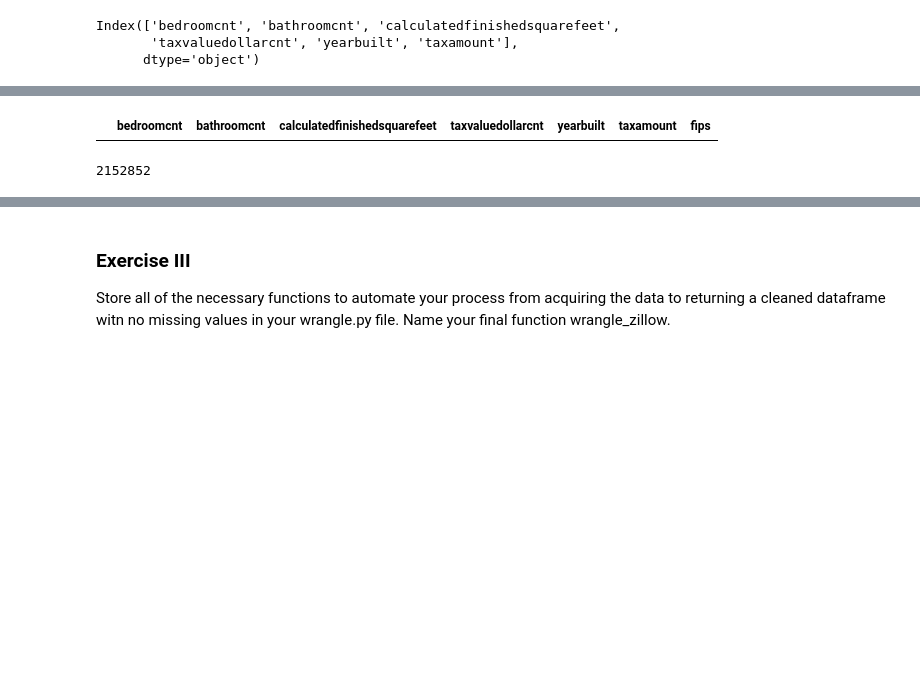
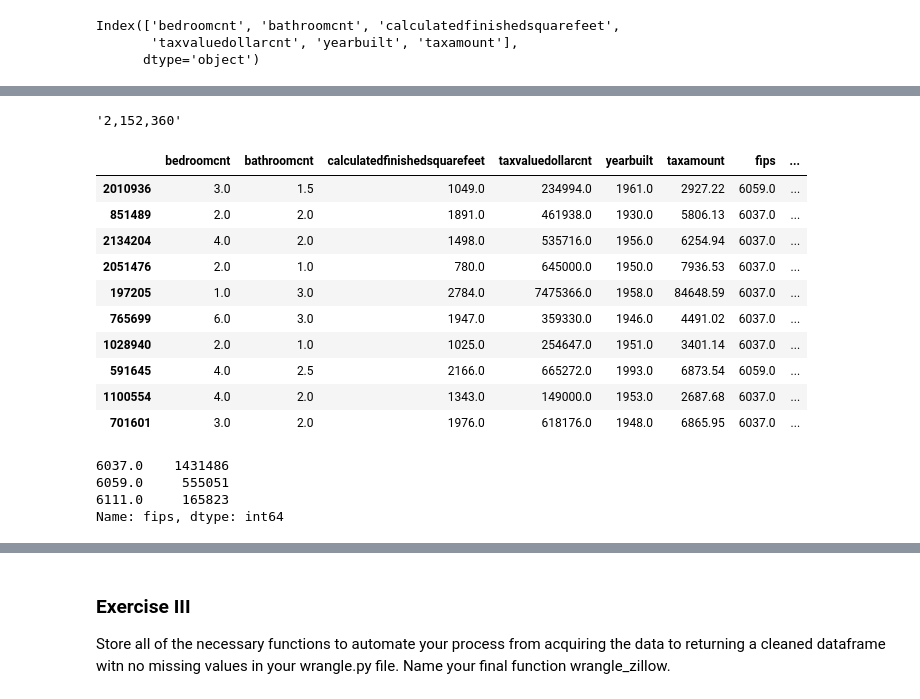
Before and after one commit to masonsherbondy/regression-exercises, a Jupyter notebook: wrangle.ipynb, the cells around one changed output, grey strips where cells are left out. Cells and saved outputs as stored; diff of their text form; code cells hidden in the pictures; blank space fills up the shorter version.

```diff
--- a/wrangle.ipynb
+++ b/wrangle.ipynb
@@ -191,0 +225,4 @@ len(df)
+# %%
+#after cycling through the .sample function, I feel confident in dropping these rows as well, because in the
+# rows where the tax value is missing, there tend to be many other missing values
+df = df[df.taxvaluedollarcnt.notna()]
@@ -191,0 +249,3 @@ len(df)
+# %%
+#establish ratio between tax value dollar count and tax amount for all rows
+df['tax_value_amount_ratio'] = df.taxvaluedollarcnt / df.taxamount
@@ -192,10 +265,30 @@ len(df)
+# %%
+#no. of observations at this point in time
+mf.add_commas(len(df))
+# %% [output]
+'2,152,360'
 # %%
-df = df[df.bathroomcnt.notna()]
+df[(df.taxamount.notna()) & (df.taxvaluedollarcnt.notna())].sample(10)
+# %% [output]
+|  | bedroomcnt | bathroomcnt | calculatedfinishedsquarefeet | taxvaluedollarcnt | yearbuilt | taxamount | fips | ... |
+| 2010936 | 3.0 | 1.5 | 1049.0 | 234994.0 | 1961.0 | 2927.22 | 6059.0 | ... |
+| 851489 | 2.0 | 2.0 | 1891.0 | 461938.0 | 1930.0 | 5806.13 | 6037.0 | ... |
+| 2134204 | 4.0 | 2.0 | 1498.0 | 535716.0 | 1956.0 | 6254.94 | 6037.0 | ... |
+| 2051476 | 2.0 | 1.0 | 780.0 | 645000.0 | 1950.0 | 7936.53 | 6037.0 | ... |
+| 197205 | 1.0 | 3.0 | 2784.0 | 7475366.0 | 1958.0 | 84648.59 | 6037.0 | ... |
+| 765699 | 6.0 | 3.0 | 1947.0 | 359330.0 | 1946.0 | 4491.02 | 6037.0 | ... |
+| 1028940 | 2.0 | 1.0 | 1025.0 | 254647.0 | 1951.0 | 3401.14 | 6037.0 | ... |
+| 591645 | 4.0 | 2.5 | 2166.0 | 665272.0 | 1993.0 | 6873.54 | 6059.0 | ... |
+| 1100554 | 4.0 | 2.0 | 1343.0 | 149000.0 | 1953.0 | 2687.68 | 6037.0 | ... |
+| 701601 | 3.0 | 2.0 | 1976.0 | 618176.0 | 1948.0 | 6865.95 | 6037.0 | ... |
-# %%
-df[df.bathroomcnt.isna()]
-# %% [output]
-|  | bedroomcnt | bathroomcnt | calculatedfinishedsquarefeet | taxvaluedollarcnt | yearbuilt | taxamount | fips |
-# %%
-len(df)
-# %% [output]
-2152852
+# %%
+df.fips.value_counts()
+#6037 = Los Angeles County
+#6059 = Orange County
+#6111 = Ventura County
+#all zillow single family residential properties in California?
+# %% [output]
+6037.0    1431486
+6059.0     555051
+6111.0     165823
+Name: fips, dtype: int64
```
Also changed, not shown: parts of 20 cells of this notebook, 1 other file.
